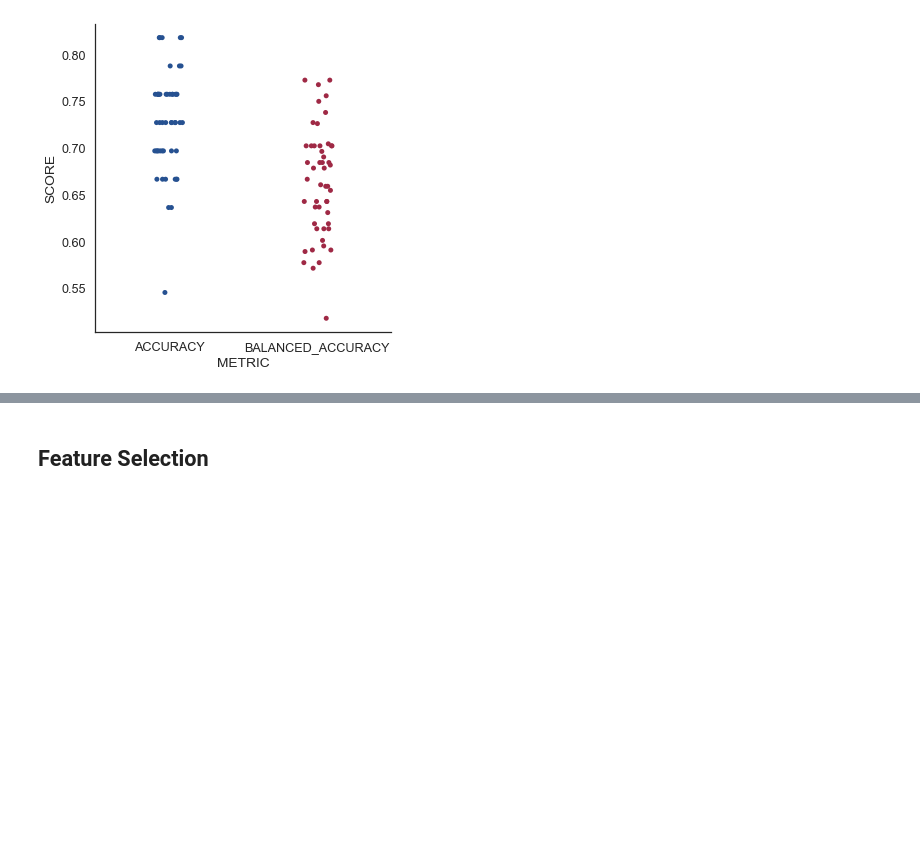
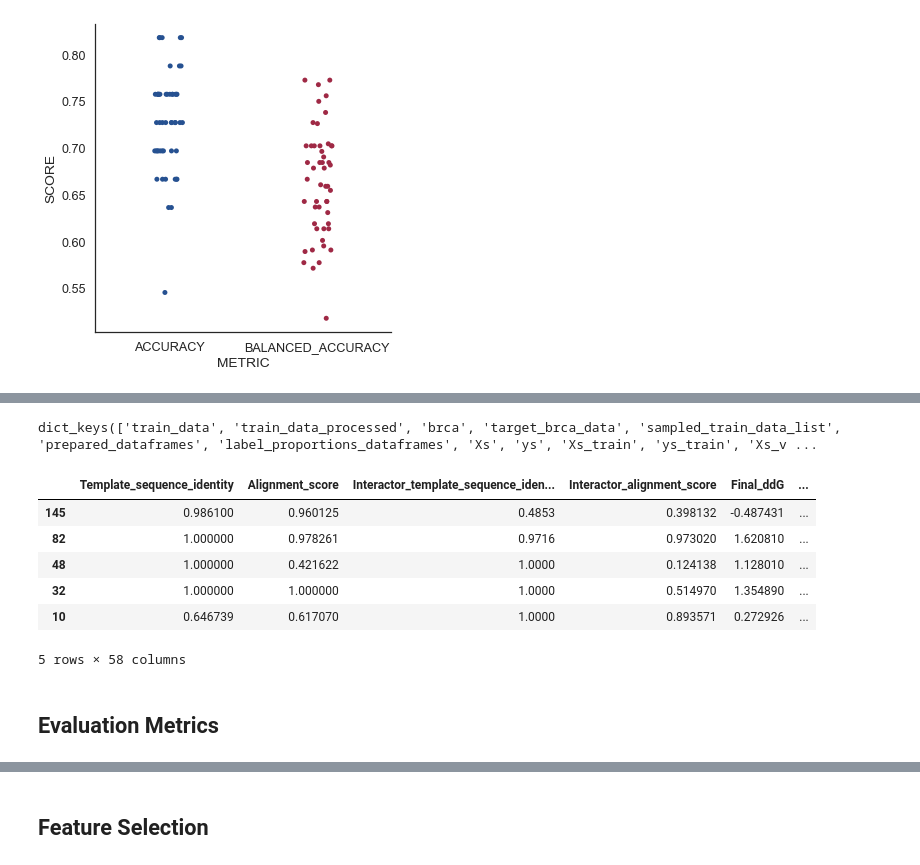
Before and after one commit to ibrahimberb/Predicting-Mutation-Effects, a Jupyter notebook: src/PredatorStudy.ipynb, the cells around one changed output, grey strips where cells are left out. Cells and saved outputs as stored; diff of their text form; code cells hidden in the pictures; blank space fills up the shorter version.

```diff
--- a/src/PredatorStudy.ipynb
+++ b/src/PredatorStudy.ipynb
@@ -316,0 +344,16 @@ predator.shap_feature_selector.
+# %%
+predator.data_materials.keys()
+# %% [output]
+dict_keys(['train_data', 'train_data_processed', 'brca', 'target_brca_data', 'sampled_train_data_list', 'prepared_dataframes', 'label_proportions_dataframes', 'Xs', 'ys', 'Xs_train', 'ys_train', 'Xs_v ...
+# %%
+predator.data_materials["Xs_train"][9].head()
+# %% [output]
+|  | Template_sequence_identity | Alignment_score | Interactor_template_sequence_iden... | Interactor_alignment_score | Final_ddG | ... |
+| 145 | 0.986100 | 0.960125 | 0.4853 | 0.398132 | -0.487431 | ... |
+| 82 | 1.000000 | 0.978261 | 0.9716 | 0.973020 | 1.620810 | ... |
+| 48 | 1.000000 | 0.421622 | 1.0000 | 0.124138 | 1.128010 | ... |
+| 32 | 1.000000 | 1.000000 | 1.0000 | 0.514970 | 1.354890 | ... |
+| 10 | 0.646739 | 0.617070 | 1.0000 | 0.893571 | 0.272926 | ... |
+5 rows × 58 columns
+# %% [markdown]
+## Evaluation Metrics
```
Also changed, not shown: parts of 35 cells of this notebook.
